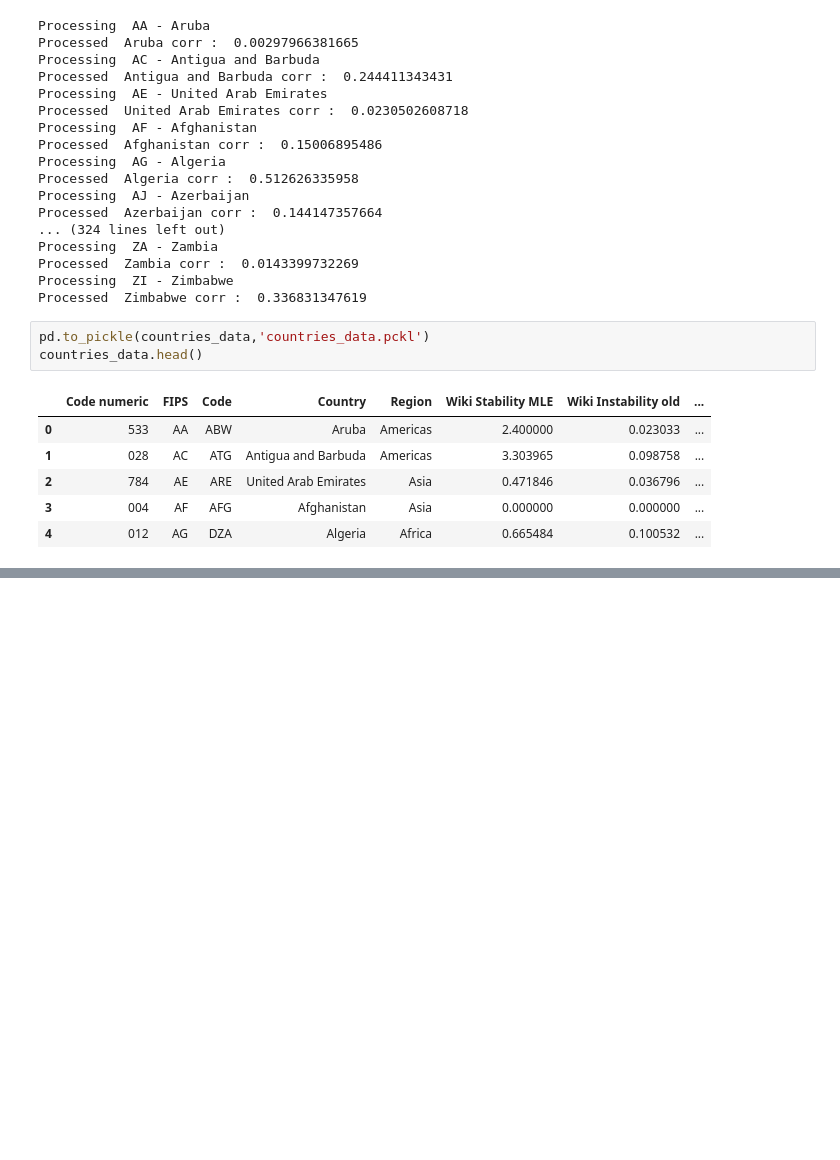
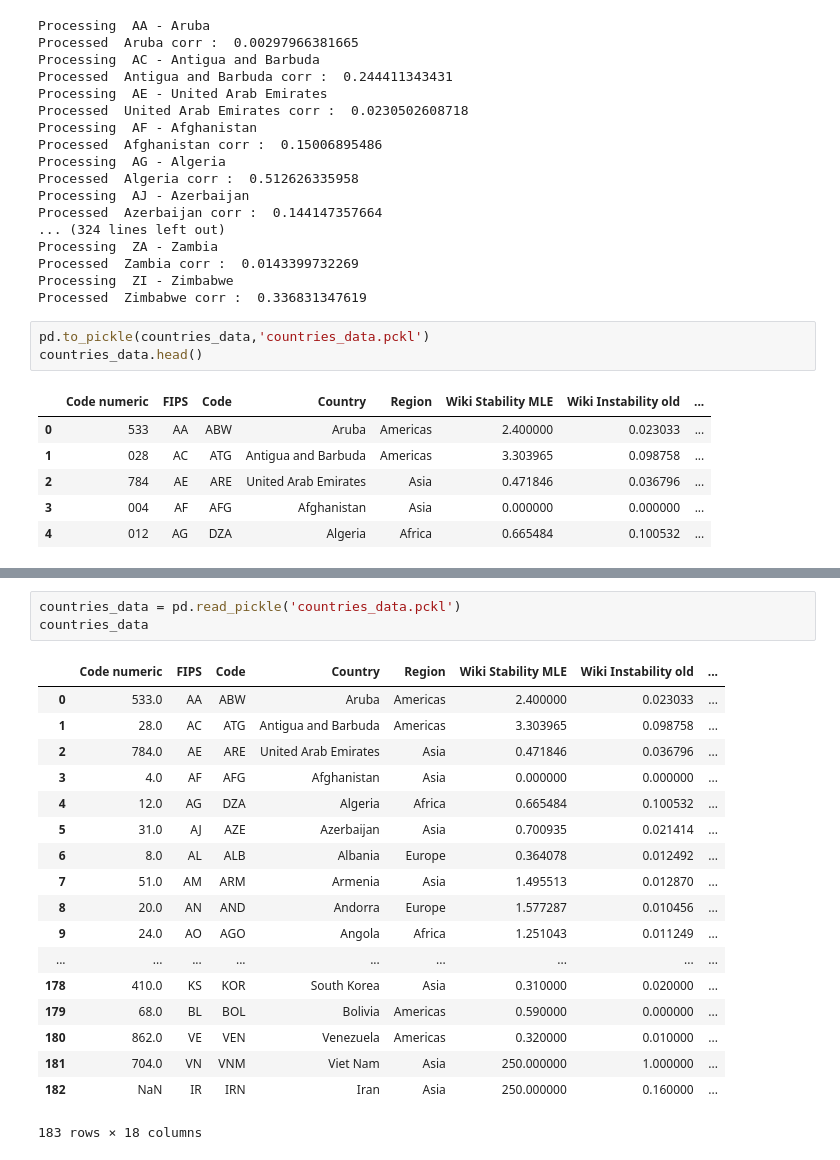
Before and after one commit to Amaumaury/ada-2017, a Jupyter notebook: project/GDELT_auto_event_analysis.ipynb, the cells around one changed output, grey strips where cells are left out. Drawn from its saved outputs; the diff is of its cells as text; blank space fills up the shorter version.

```diff
--- a/project/GDELT_auto_event_analysis.ipynb
+++ b/project/GDELT_auto_event_analysis.ipynb
@@ -270,0 +450,22 @@ countries_data.head()
+# %%
+countries_data = pd.read_pickle('countries_data.pckl')
+countries_data
+# %% [output]
+|  | Code numeric | FIPS | Code | Country | Region | Wiki Stability MLE | Wiki Instability old | ... |
+| 0 | 533.0 | AA | ABW | Aruba | Americas | 2.400000 | 0.023033 | ... |
+| 1 | 28.0 | AC | ATG | Antigua and Barbuda | Americas | 3.303965 | 0.098758 | ... |
+| 2 | 784.0 | AE | ARE | United Arab Emirates | Asia | 0.471846 | 0.036796 | ... |
+| 3 | 4.0 | AF | AFG | Afghanistan | Asia | 0.000000 | 0.000000 | ... |
+| 4 | 12.0 | AG | DZA | Algeria | Africa | 0.665484 | 0.100532 | ... |
+| 5 | 31.0 | AJ | AZE | Azerbaijan | Asia | 0.700935 | 0.021414 | ... |
+| 6 | 8.0 | AL | ALB | Albania | Europe | 0.364078 | 0.012492 | ... |
+| 7 | 51.0 | AM | ARM | Armenia | Asia | 1.495513 | 0.012870 | ... |
+| 8 | 20.0 | AN | AND | Andorra | Europe | 1.577287 | 0.010456 | ... |
+| 9 | 24.0 | AO | AGO | Angola | Africa | 1.251043 | 0.011249 | ... |
+| ... | ... | ... | ... | ... | ... | ... | ... | ... |
+| 178 | 410.0 | KS | KOR | South Korea | Asia | 0.310000 | 0.020000 | ... |
+| 179 | 68.0 | BL | BOL | Bolivia | Americas | 0.590000 | 0.000000 | ... |
+| 180 | 862.0 | VE | VEN | Venezuela | Americas | 0.320000 | 0.010000 | ... |
+| 181 | 704.0 | VN | VNM | Viet Nam | Asia | 250.000000 | 1.000000 | ... |
+| 182 | NaN | IR | IRN | Iran | Asia | 250.000000 | 0.160000 | ... |
+183 rows × 18 columns
```
Also changed, not shown: parts of 22 cells of this notebook, 5 other files.
